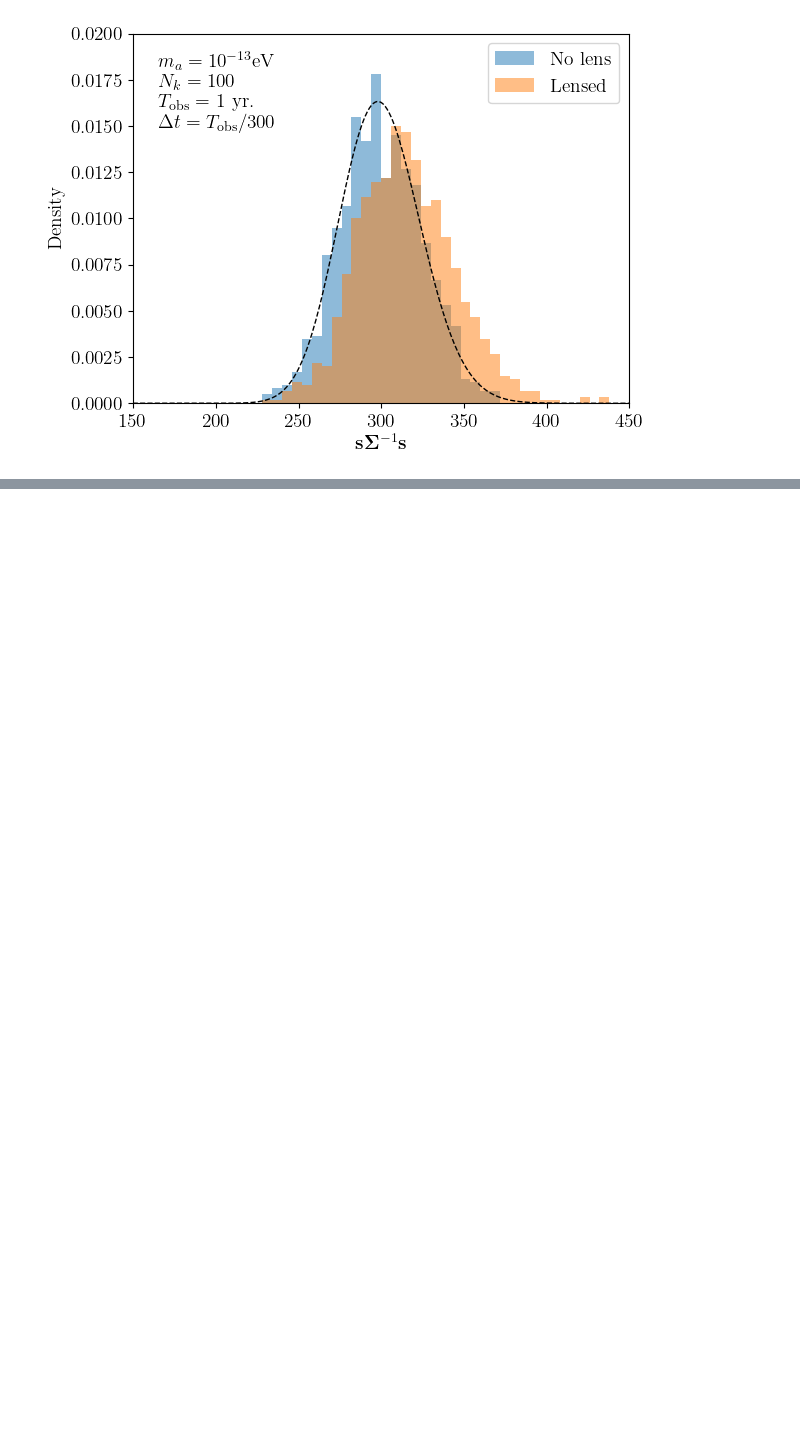
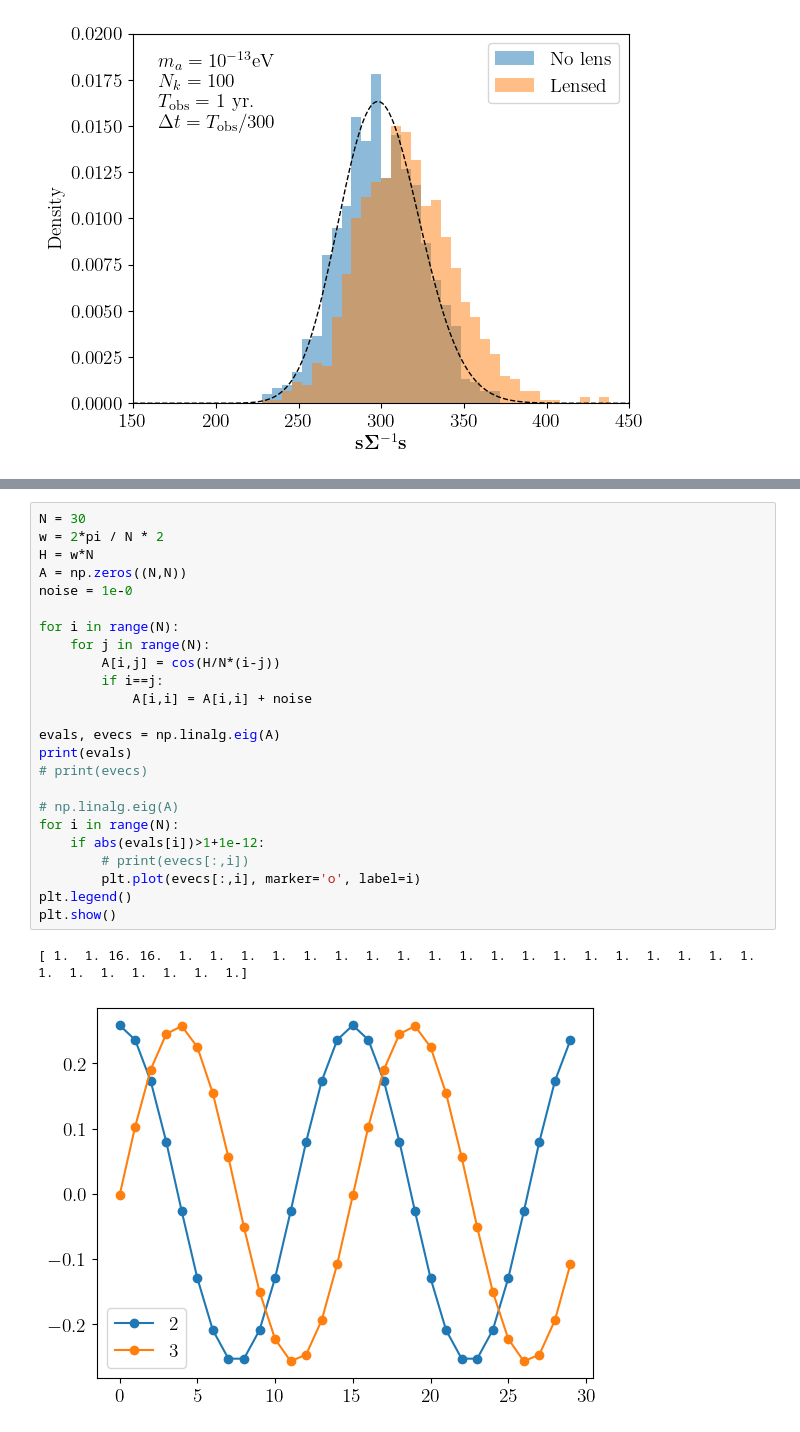
Before and after one commit to sjkimphya/DMlensing-calc, a Jupyter notebook: DMfigure.ipynb, the cells around one changed output, grey strips where cells are left out. Cells and saved outputs as stored; diff of their text form; blank space fills up the shorter version.

```diff
--- a/DMfigure.ipynb
+++ b/DMfigure.ipynb
@@ -144,0 +251,27 @@ Done
+# %%
+N = 30
+w = 2*pi / N * 2
+H = w*N
+A = np.zeros((N,N))
+noise = 1e-0
+
+for i in range(N):
+    for j in range(N):
+        A[i,j] = cos(H/N*(i-j))
+        if i==j:
+            A[i,i] = A[i,i] + noise
+
+evals, evecs = np.linalg.eig(A)
+print(evals)
+# print(evecs)
+
+# np.linalg.eig(A)
+for i in range(N):
+    if abs(evals[i])>1+1e-12:
+        # print(evecs[:,i])
+        plt.plot(evecs[:,i], marker='o', label=i)
+plt.legend()
+plt.show()
+# %% [output]
+[ 1.  1. 16. 16.  1.  1.  1.  1.  1.  1.  1.  1.  1.  1.  1.  1.  1.  1.  1.  1.  1.  1.  1.  1.  1.  1.  1.  1.  1.  1.]
+[figure, added]
```
Also changed, not shown: parts of 22 cells of this notebook, 1 other file.
